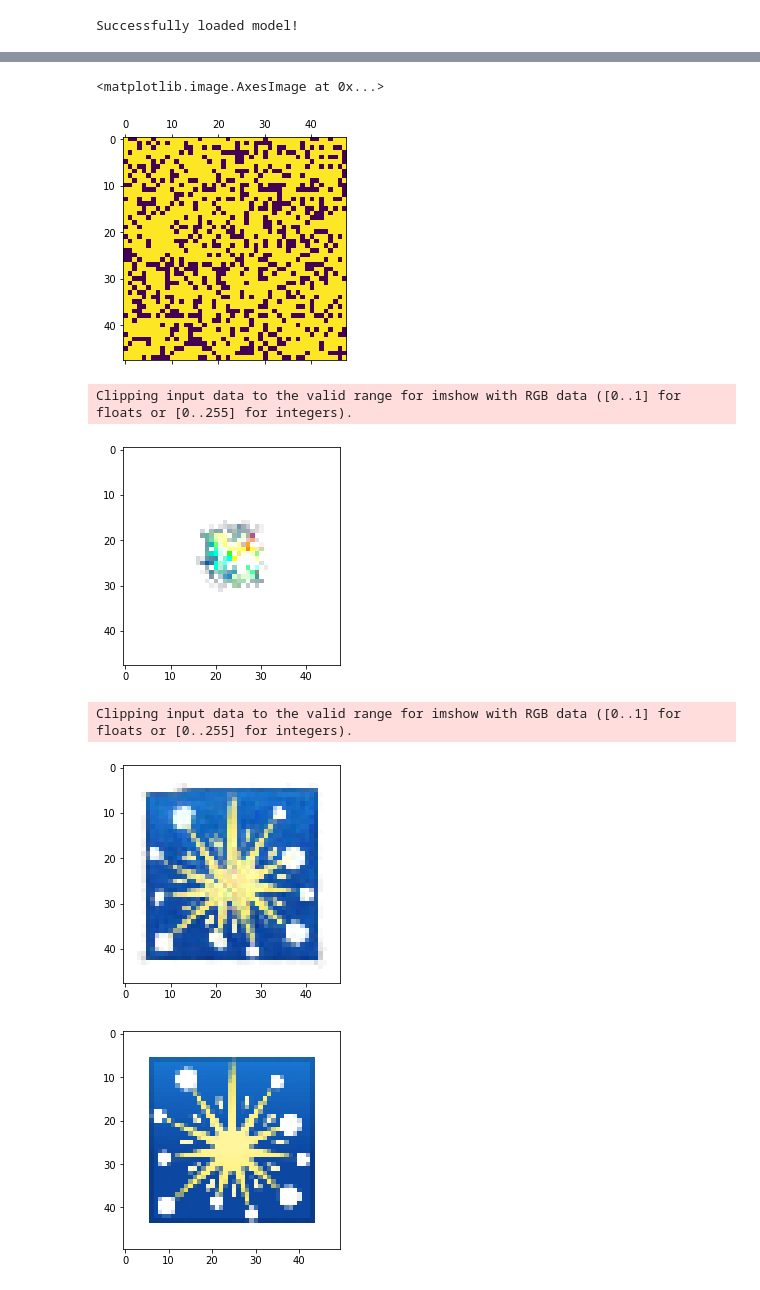
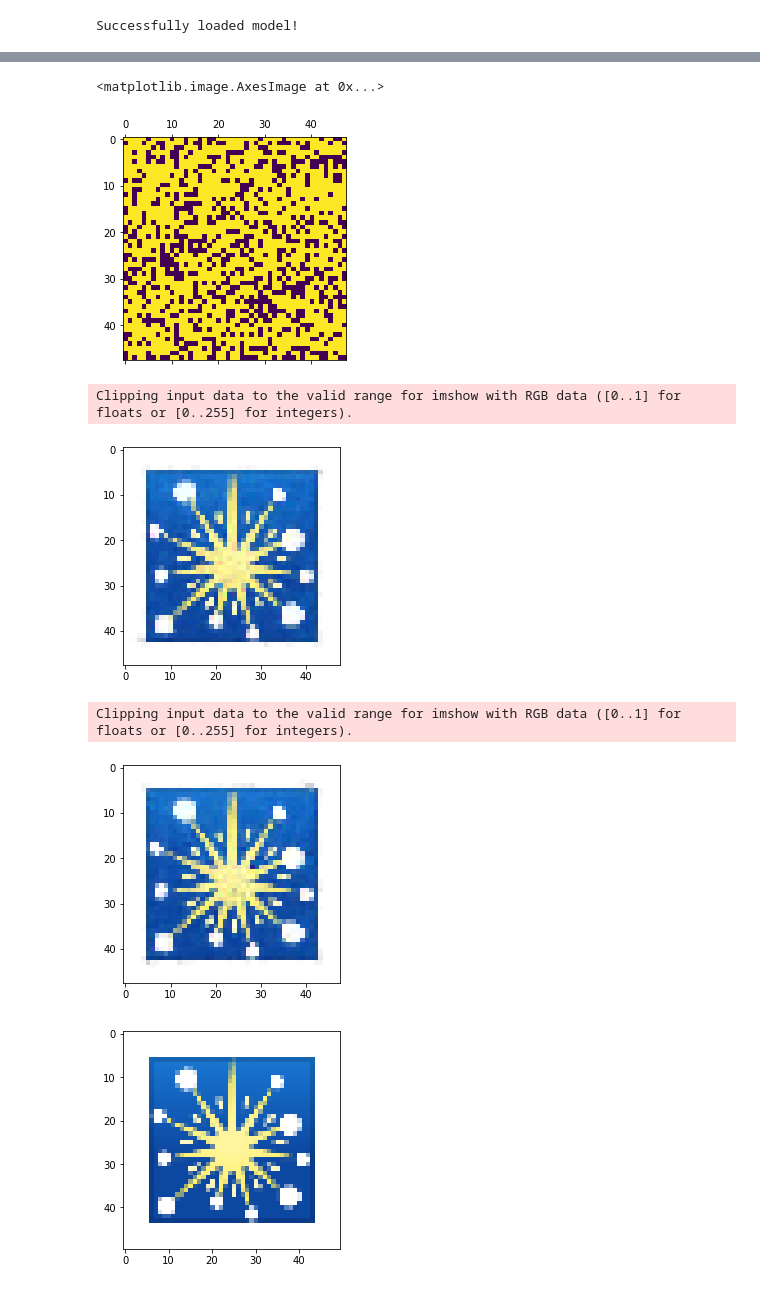
Before and after one commit to LetteraUnica/neural_cellular_automata, a Jupyter notebook: pytorch_ca/virus_CA.ipynb, the cells around one changed output, grey strips where cells are left out. Drawn from its saved outputs; the diff is of its cells as text; code cells hidden in the pictures.

Commit message:
Retrained mask 70%

```diff
--- a/pytorch_ca/virus_CA.ipynb
+++ b/pytorch_ca/virus_CA.ipynb
@@ -60,7 +60,7 @@ target = target.to(device)
 # %%
 # Load the virus CA part
 new_CA = NeuralCA(device=device)
-new_CA.load("Pretrained_models/virus 70% persist switch.pt")
+new_CA.load("Pretrained_models/mask 70% persist.pt")
 model = VirusCA(old_CA, new_CA, mutation_probability=0.7)
 # %% [output]
 Successfully loaded model!
@@ -68,8 +68,8 @@ Successfully loaded model!
 # Train the model
 wandb.watch(model, log_freq=64)
 
-optimizer = torch.optim.Adam(model.new_CA.parameters(), lr=1e-3)
+optimizer = torch.optim.Adam(model.new_CA.parameters(), lr=1e-3 * 0.5)
 criterion = NCALoss(pad(target, TARGET_PADDING))
 scheduler = torch.optim.lr_scheduler.MultiStepLR(optimizer, milestones=[40,80], gamma=0.3)
-model.train_CA(optimizer, criterion, pool, n_epochs=150, scheduler=scheduler, kind="persist")
+model.train_CA(optimizer, criterion, pool, n_epochs=120, scheduler=scheduler, kind="persist", skip_update=4)
 # %% [output]
@@ -111,7 +113,7 @@ wandb.log({"pool samples": imgs})
 pl.matshow(model.new_cells.cpu()[0,0])
 # %% [output]
 <matplotlib.image.AxesImage at 0x...>
-[figure, old version]
+[figure, new version]
 # %%
 # Upload mask to wandb
 wandb.log({"mask": wandb.Image(model.new_cells.cpu()[0,0])})
@@ -124,20 +126,20 @@ wandb.log({"video": wandb.Video("prova.mp4", "video", fps=10, format="mp4")})
 # %%
 # Evolve the CA for 200 iters and plot it
 x, _ = pool.sample(1)
 imshow(x[0])
 x = x.to(device)
 model.update_cell_mask(x)
 
 with torch.no_grad():
-    for i in range(500):
+    for i in range(1000):
         x = model.forward(x)
 
 imshow(x[0].cpu())
 # %% [output]
 Clipping input data to the valid range for imshow with RGB data ([0..1] for floats or [0..255] for integers).
-[figure, old version]
+[figure, new version]
 Clipping input data to the valid range for imshow with RGB data ([0..1] for floats or [0..255] for integers).
-[figure, old version]
+[figure, new version]
 # %%
 # Plots the true emoji
 imshow(TraintoFloat(pad(target, 10, -1)))
```
Also changed, not shown: parts of 9 cells of this notebook, 2 other files.
